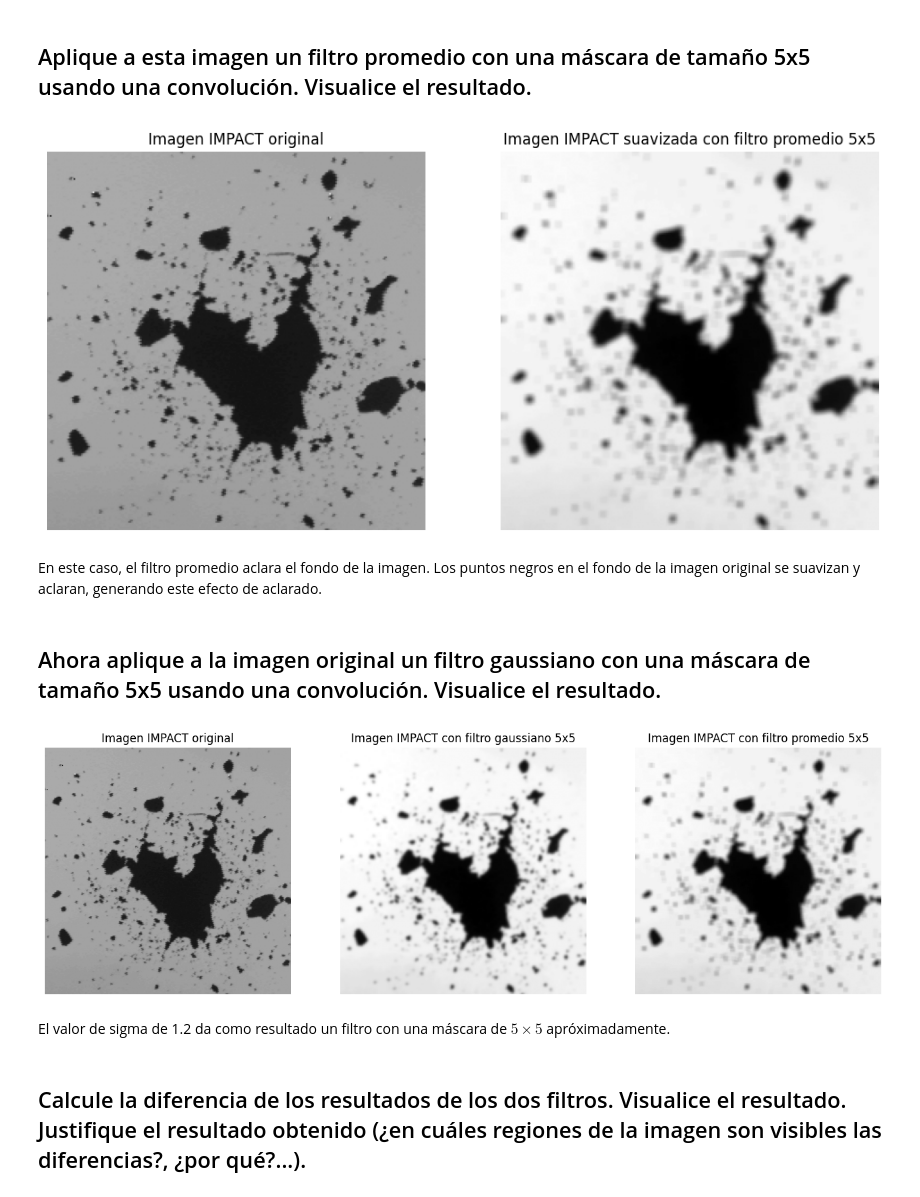
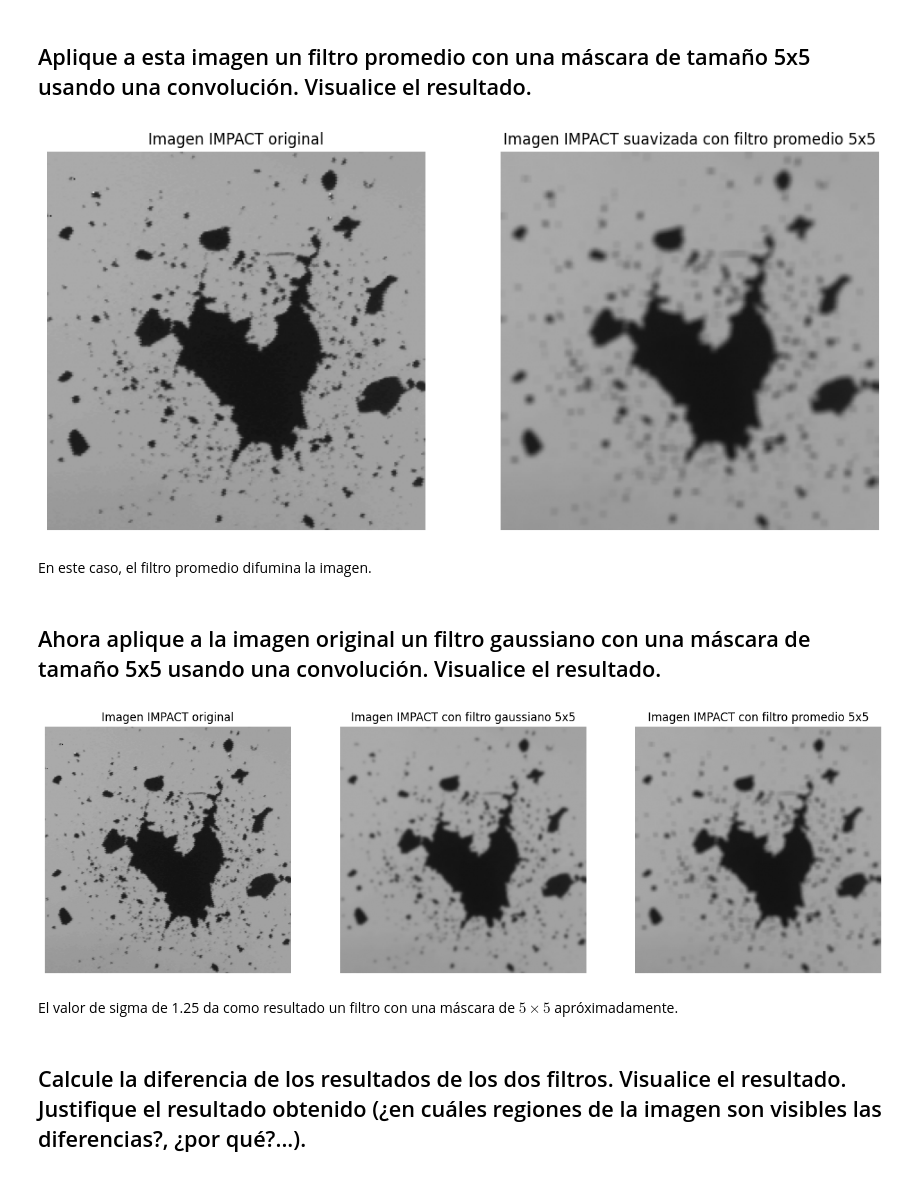
Before and after one commit to santichica/tallleres-cv, a Jupyter notebook: taller5/filtros_lineales_suavizantes.ipynb, the cells around one changed output. Drawn from its saved outputs; the diff is of its cells as text; code cells hidden in the pictures.

```diff
--- a/taller5/filtros_lineales_suavizantes.ipynb
+++ b/taller5/filtros_lineales_suavizantes.ipynb
@@ -176,40 +176,40 @@ plt.show()
 # %%
 imagen_impact_promedio_5_5 = mean(imagen_impact, footprint_rectangle((5, 5)))
 fig, ax = plt.subplots(1, 2, figsize=(12, 6))
-ax[0].imshow(imagen_impact, cmap='gray')
+ax[0].imshow(imagen_impact, cmap='gray', vmin=0, vmax=255)
 ax[0].set_title('Imagen IMPACT original')
 ax[0].axis('off')
-ax[1].imshow(imagen_impact_promedio_5_5, cmap='gray')
+ax[1].imshow(imagen_impact_promedio_5_5, cmap='gray', vmin=0, vmax=255)
 ax[1].set_title('Imagen IMPACT suavizada con filtro promedio 5x5')
 ax[1].axis('off')
 plt.show()
 # %% [output]
-[figure, old version]
+[figure, new version]
 # %% [markdown]
-En este caso, el filtro promedio aclara el fondo de la imagen. Los puntos negros en el fondo de la imagen original se suavizan y aclaran, generando este efecto de aclarado.
+En este caso, el filtro promedio difumina la imagen.
 # %% [markdown]
 ## Ahora aplique a la imagen original un filtro gaussiano con una máscara de tamaño 5x5 usando una convolución. Visualice el resultado.
 # %%
 from skimage.filters import gaussian
 
-imagen_impact_filtro_gausiano = gaussian(imagen_impact, sigma=1.2, preserve_range=True)
+imagen_impact_filtro_gausiano = gaussian(imagen_impact, sigma=1.25, preserve_range=True)
 
 # Visualizar el resultado
 fig, ax = plt.subplots(1, 3, figsize=(16, 10))
-ax[0].imshow(imagen_impact, cmap='gray')
+ax[0].imshow(imagen_impact, cmap='gray', vmin=0, vmax=255)
 ax[0].set_title('Imagen IMPACT original')
 ax[0].axis('off')
-ax[1].imshow(imagen_impact_filtro_gausiano, cmap='gray')
+ax[1].imshow(imagen_impact_filtro_gausiano, cmap='gray', vmin=0, vmax=255)
 ax[1].set_title('Imagen IMPACT con filtro gaussiano 5x5')
 ax[1].axis('off')
-ax[2].imshow(imagen_impact_promedio_5_5, cmap='gray')
+ax[2].imshow(imagen_impact_promedio_5_5, cmap='gray', vmin=0, vmax=255)
 ax[2].set_title('Imagen IMPACT con filtro promedio 5x5')
 ax[2].axis('off')
 plt.show()
 # %% [output]
-[figure, old version]
+[figure, new version]
 # %% [markdown]
-El valor de sigma de 1.2 da como resultado un filtro con una máscara de $5 \times 5$ apróximadamente.
+El valor de sigma de 1.25 da como resultado un filtro con una máscara de $5 \times 5$ apróximadamente.
 # %% [markdown]
 ## Calcule la diferencia de los resultados de los dos filtros. Visualice el resultado. Justifique el resultado obtenido (¿en cuáles regiones de la imagen son visibles las diferencias?, ¿por qué?...).
 # %%
```
Also changed, not shown: parts of 5 cells of this notebook, 2 other files.
